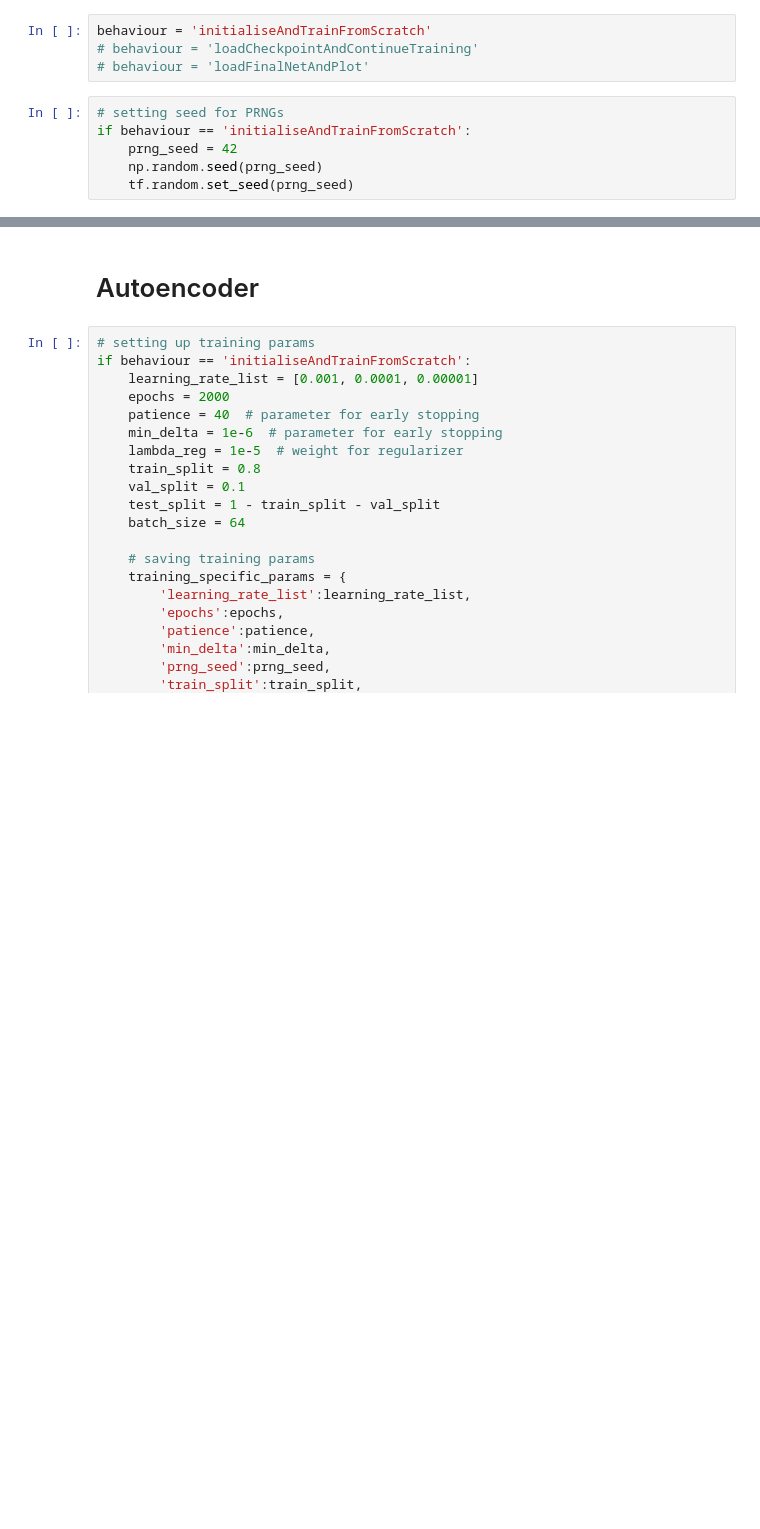
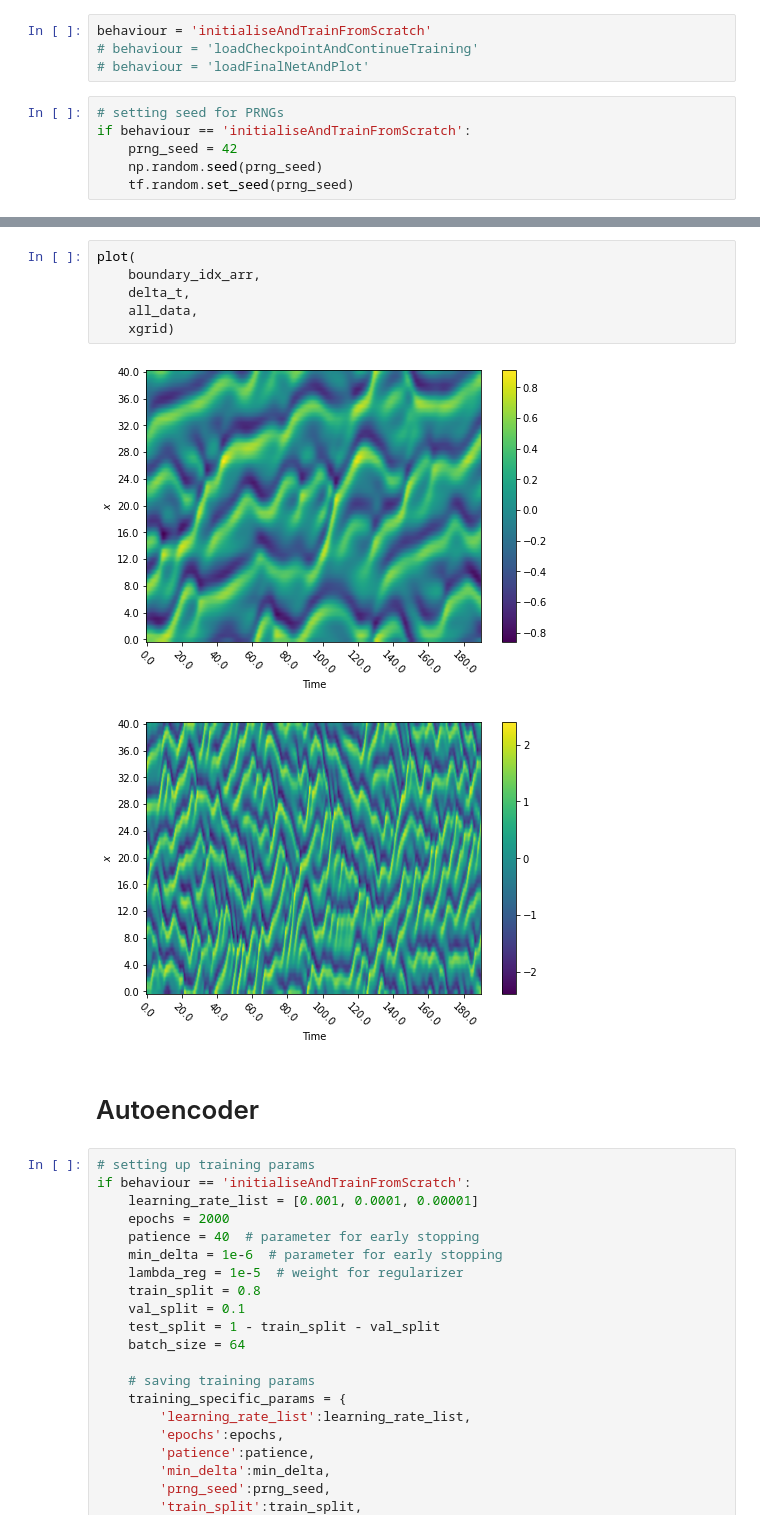
Before and after one commit to thisisrohan/MLROM, a Jupyter notebook: KS/trainingAE-loadFinal.ipynb, the cells around one changed output, grey strips where cells are left out. Saved outputs shown, nothing was run; the diff lists cells and outputs as text; blank space fills up the shorter version.

```diff
--- a/KS/trainingAE-loadFinal.ipynb
+++ b/KS/trainingAE-loadFinal.ipynb
@@ -206,3 +225,12 @@ for i in range(len(boundary_idx_arr)):
+# %%
+plot(
+    boundary_idx_arr,
+    delta_t,
+    all_data,
+    xgrid)
+# %% [output]
+[figure, added]
+[figure, added]
 # %% [markdown]
 # Autoencoder
 # %%
```
Also changed, not shown: parts of 26 cells of this notebook, 50 other files.
